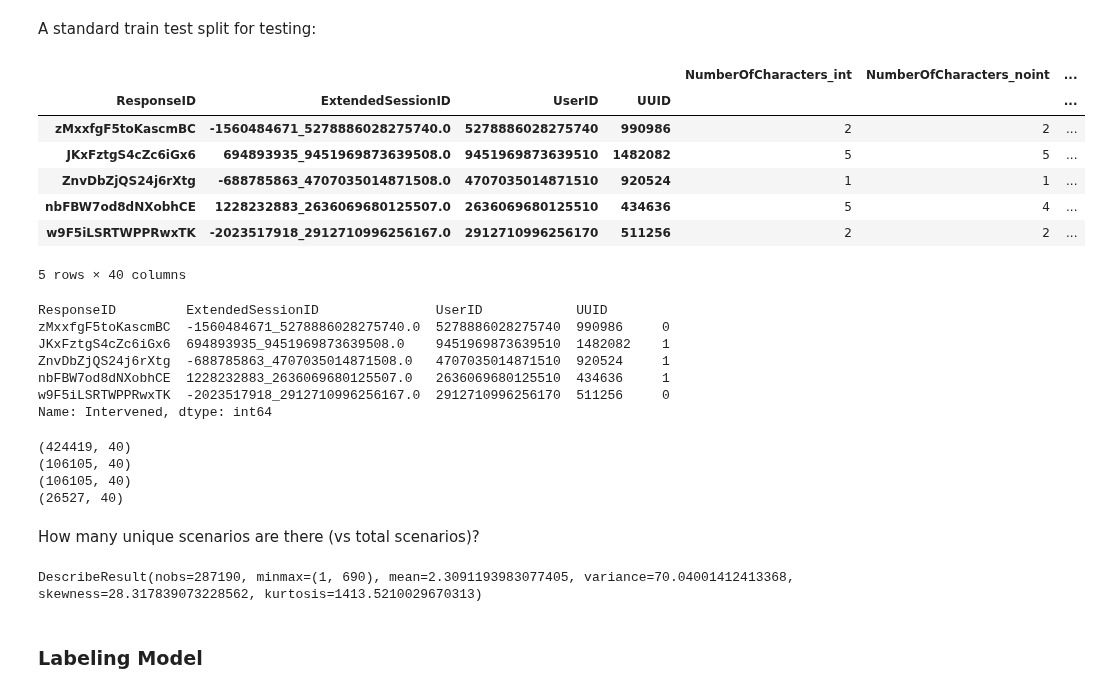
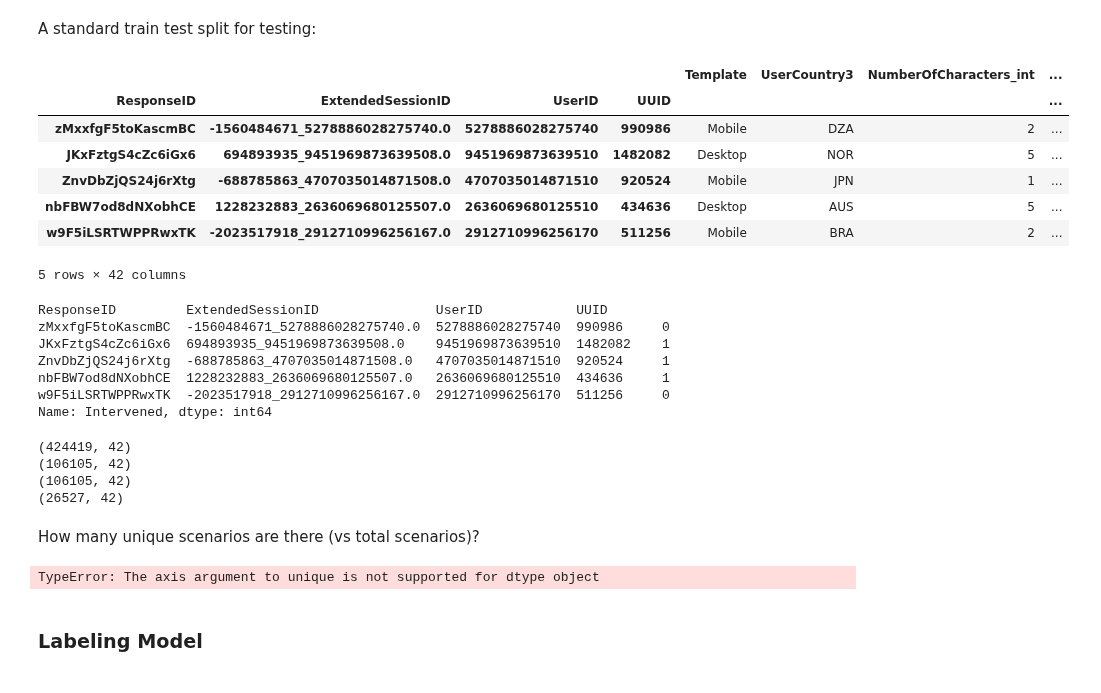
Before and after one commit to ryansteed/heuristic-moral-machine, a Jupyter notebook: examples/moralmachine.ipynb, the cells around one changed output. Cells and saved outputs as stored; diff of their text form; code cells hidden in the pictures.

```diff
--- a/examples/moralmachine.ipynb
+++ b/examples/moralmachine.ipynb
@@ -413,30 +413,30 @@ A standard train test split for testing:
 # %%
 import hmm.classification
 importlib.reload(hmm.classification)
 from hmm.classification import train_test_val_dev_split
 
 def make_X_y(df):
-    X = df.drop(labels=["Intervened", "Template", "UserCountry3"], axis='columns', inplace=False)
+    X = df.drop(labels=["Intervened"], axis='columns', inplace=False)
     y = df["Intervened"]
     return X, y
 
 X, y = make_X_y(df_proc)
 X_train, X_test, X_val, X_dev, y_train, y_test, y_val, y_dev = train_test_val_dev_split(X, y)
 display(X_train.head())
 display(y_train.head())
 print(X_train.shape)
 print(X_test.shape)
 print(X_val.shape)
 print(X_dev.shape)
 # %% [output]
-|  |  |  |  | NumberOfCharacters_int | NumberOfCharacters_noint | ... |
-| ResponseID | ExtendedSessionID | UserID | UUID |  |  | ... |
-| zMxxfgF5toKascmBC | -1560484671_5278886028275740.0 | 5278886028275740 | 990986 | 2 | 2 | ... |
-| JKxFztgS4cZc6iGx6 | 694893935_9451969873639508.0 | 9451969873639510 | 1482082 | 5 | 5 | ... |
-| ZnvDbZjQS24j6rXtg | -688785863_4707035014871508.0 | 4707035014871510 | 920524 | 1 | 1 | ... |
-| nbFBW7od8dNXobhCE | 1228232883_2636069680125507.0 | 2636069680125510 | 434636 | 5 | 4 | ... |
-| w9F5iLSRTWPPRwxTK | -2023517918_2912710996256167.0 | 2912710996256170 | 511256 | 2 | 2 | ... |
+|  |  |  |  | Template | UserCountry3 | NumberOfCharacters_int | ... |
+| ResponseID | ExtendedSessionID | UserID | UUID |  |  |  | ... |
+| zMxxfgF5toKascmBC | -1560484671_5278886028275740.0 | 5278886028275740 | 990986 | Mobile | DZA | 2 | ... |
+| JKxFztgS4cZc6iGx6 | 694893935_9451969873639508.0 | 9451969873639510 | 1482082 | Desktop | NOR | 5 | ... |
+| ZnvDbZjQS24j6rXtg | -688785863_4707035014871508.0 | 4707035014871510 | 920524 | Mobile | JPN | 1 | ... |
+| nbFBW7od8dNXobhCE | 1228232883_2636069680125507.0 | 2636069680125510 | 434636 | Desktop | AUS | 5 | ... |
+| w9F5iLSRTWPPRwxTK | -2023517918_2912710996256167.0 | 2912710996256170 | 511256 | Mobile | BRA | 2 | ... |
-5 rows × 40 columns
+5 rows × 42 columns
 ResponseID         ExtendedSessionID               UserID            UUID
 zMxxfgF5toKascmBC  -1560484671_5278886028275740.0  5278886028275740  990986     0
 JKxFztgS4cZc6iGx6  694893935_9451969873639508.0    9451969873639510  1482082    1
@@ -444,10 +444,10 @@ ZnvDbZjQS24j6rXtg  -688785863_4707035014871508.0   4707035014871510  920524
 nbFBW7od8dNXobhCE  1228232883_2636069680125507.0   2636069680125510  434636     1
 w9F5iLSRTWPPRwxTK  -2023517918_2912710996256167.0  2912710996256170  511256     0
 Name: Intervened, dtype: int64
-(424419, 40)
-(106105, 40)
-(106105, 40)
-(26527, 40)
+(424419, 42)
+(106105, 42)
+(106105, 42)
+(26527, 42)
 # %% [markdown]
 How many unique scenarios are there (vs total scenarios)?
 # %%
@@ -456,7 +456,7 @@ from scipy import stats
 counts = np.unique(X.values, axis=0, return_counts=True)
 stats.describe(counts[1])
 # %% [output]
-DescribeResult(nobs=287190, minmax=(1, 690), mean=2.3091193983077405, variance=70.04001412413368, skewness=28.317839073228562, kurtosis=1413.5210029670313)
+TypeError: The axis argument to unique is not supported for dtype object
 # %% [markdown]
 ### Labeling Model
 # %% [markdown]
```
Also changed, not shown: parts of 30 cells of this notebook, 2 other files.
